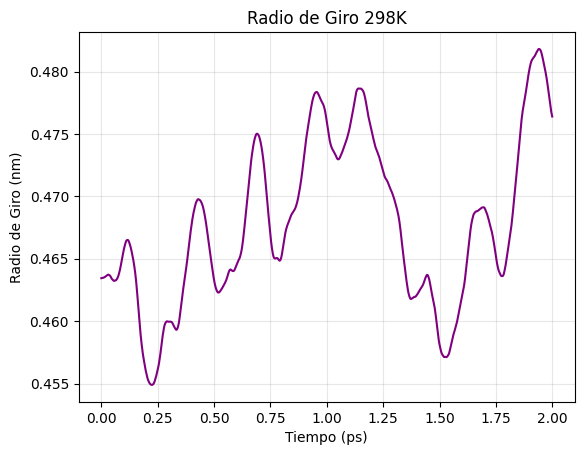
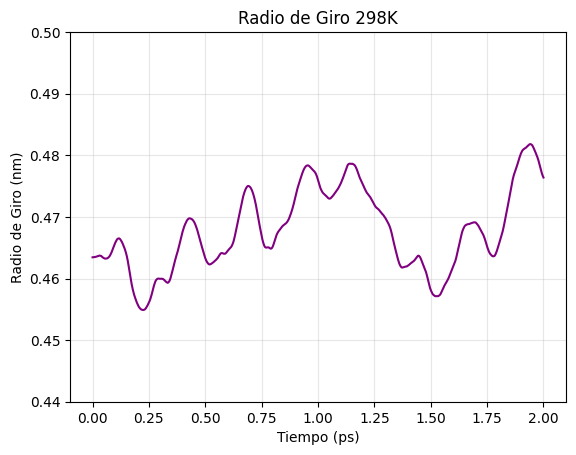
The notebook cell's code change between the first figure and the second:
--- before
+++ after
@@ -5,3 +5,4 @@
 plt.title("Radio de Giro 298K") 
 plt.grid(alpha=0.3)
+plt.ylim(0.44,0.5)
 plt.show()

Commit: Añadimos límites ylim